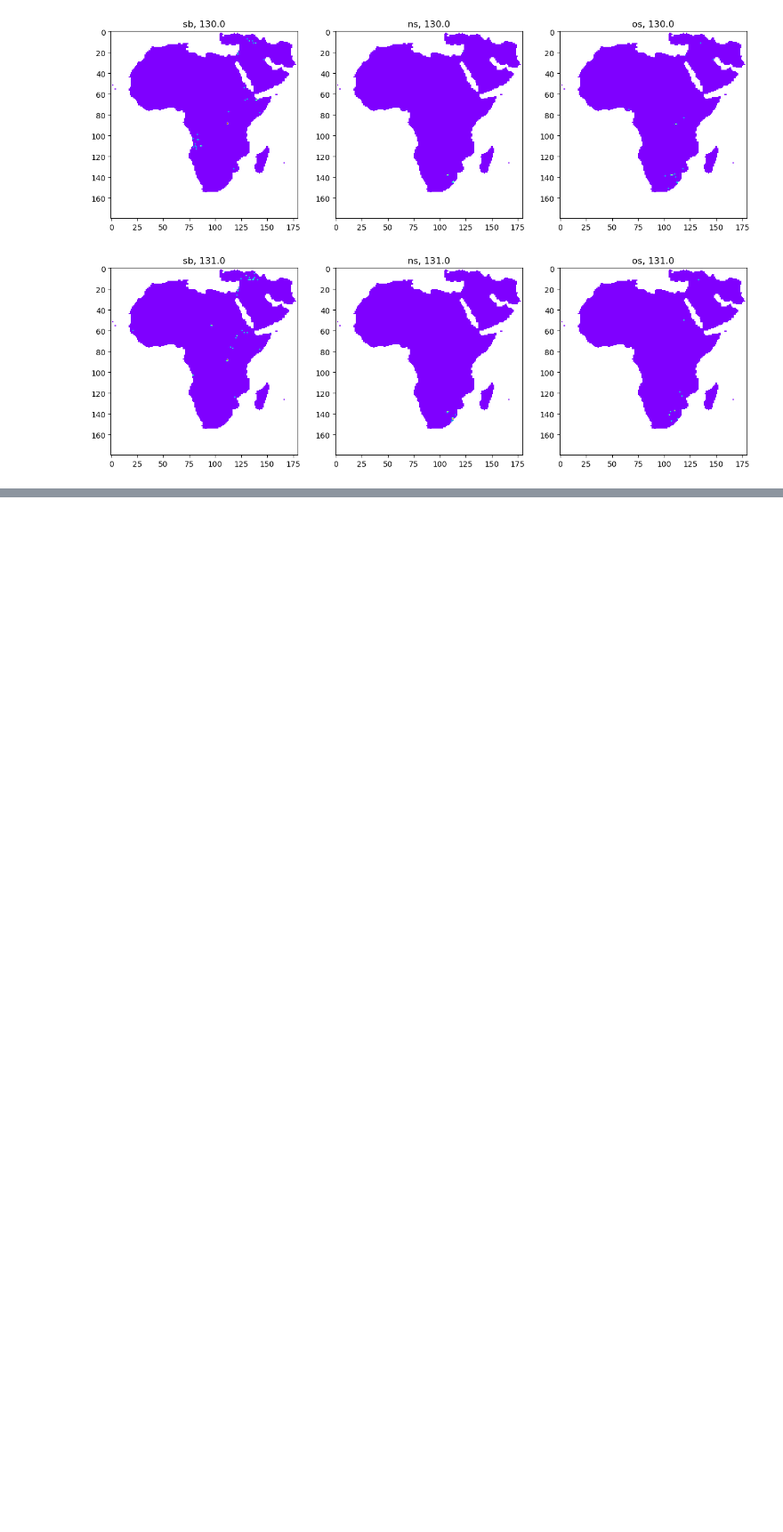
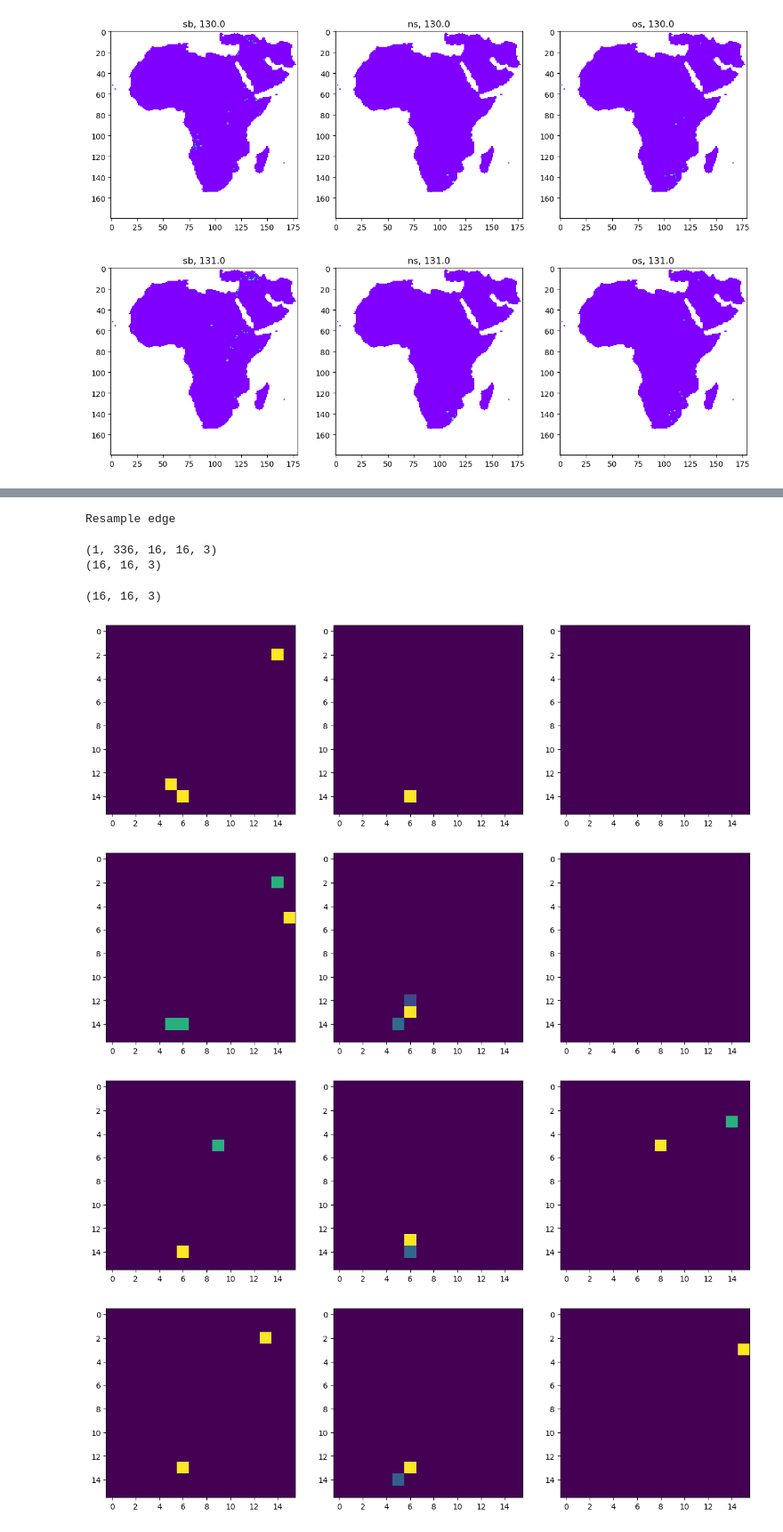
Before and after one commit to Polichinel/HydraNet_001, a Jupyter notebook: notebooks/viewser_test_sb_ns_os.ipynb, the cells around one changed output, grey strips where cells are left out. Shown at 89% size. Saved outputs shown, nothing was run; the diff lists cells and outputs as text; code cells hidden in the pictures; blank space fills up the shorter version.

```diff
--- a/notebooks/viewser_test_sb_ns_os.ipynb
+++ b/notebooks/viewser_test_sb_ns_os.ipynb
@@ -532,0 +627,45 @@ for i in range(11): #vol.shape[0]):
+# %%
+input_window = get_train_tensors(vol_t2, 1)
+# %% [output]
+Resample edge
+# %%
+print(input_window.shape)
+print(input_window.squeeze()[0,:,:,:].shape)
+# %% [output]
+(1, 336, 16, 16, 3)
+(16, 16, 3)
+# %%
+    fig, axs  = plt.subplots(1,3, figsize= (15,15))
+
+    month = vol_t2[i,:,:,3].mean()
+
+    true_sb_masked = np.ma.masked_where((vol_t2[0,:,:,4] == 0), vol_t2[i,:,:,5])
+    axs[0].imshow(true_sb_masked, cmap = 'rainbow')
+    axs[0].set_title(f"sb, {month}")
+
+    true_ns_masked = np.ma.masked_where((vol_t2[0,:,:,4] == 0), vol_t2[i,:,:,6])
+    axs[1].imshow(true_ns_masked, cmap = 'rainbow')
+    axs[1].set_title(f"ns, {month}")
+
+    true_os_masked = np.ma.masked_where((vol_t2[0,:,:,4] == 0), vol_t2[i,:,:,7])
+    axs[2].imshow(true_os_masked, cmap = 'rainbow')
+    axs[2].set_title(f"os, {month}")
+# %%
+input_window[:,i,:,:].squeeze().shape
+# %% [output]
+(16, 16, 3)
+# %%
+for i in range(10): #input_window.shape(1):
+
+    fig, axs  = plt.subplots(1,3, figsize= (15,15))
+
+    axs[0].imshow(input_window.squeeze()[i,:,:,0])
+    axs[1].imshow(input_window.squeeze()[i,:,:,1])
+    axs[2].imshow(input_window.squeeze()[i,:,:,2])
+
+    plt.show()
+# %% [output]
+[figure, added]
+[figure, added]
+[figure, added]
+[figure, added]
```
Also changed, not shown: parts of 10 cells of this notebook.
